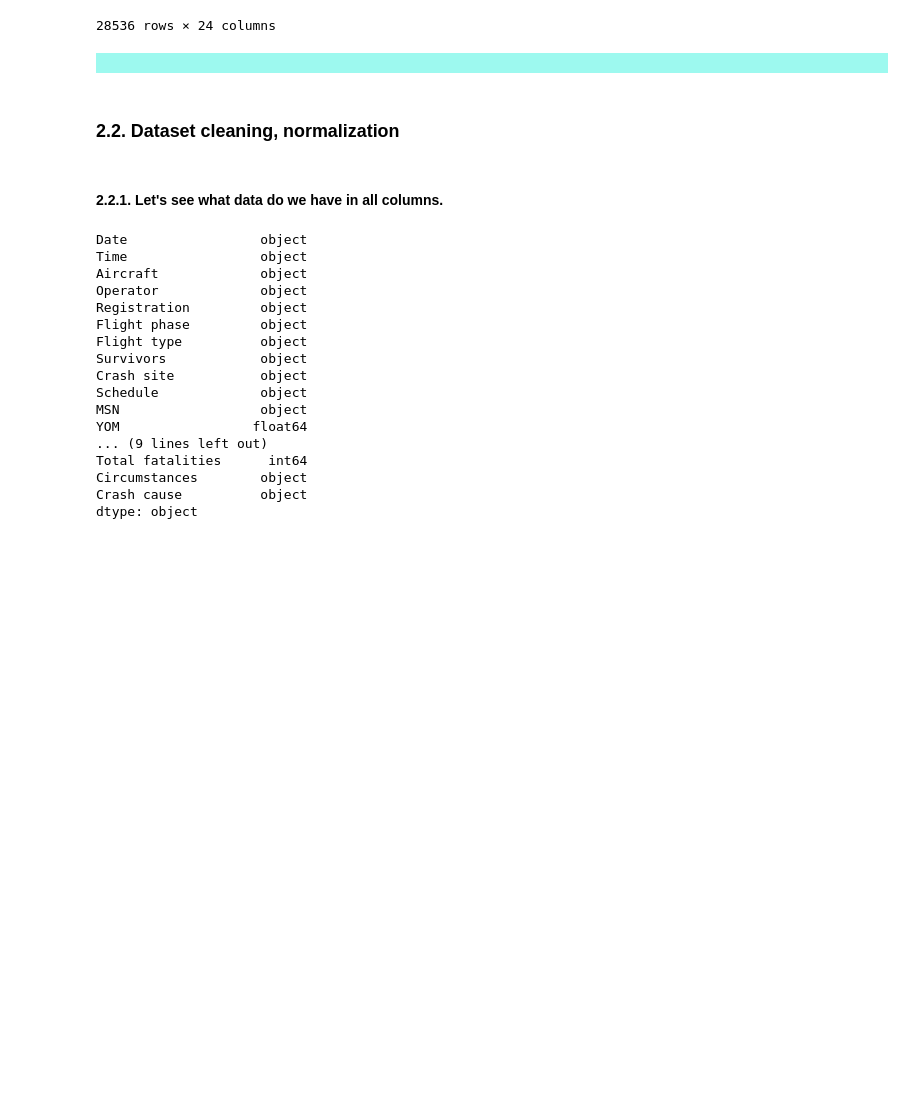
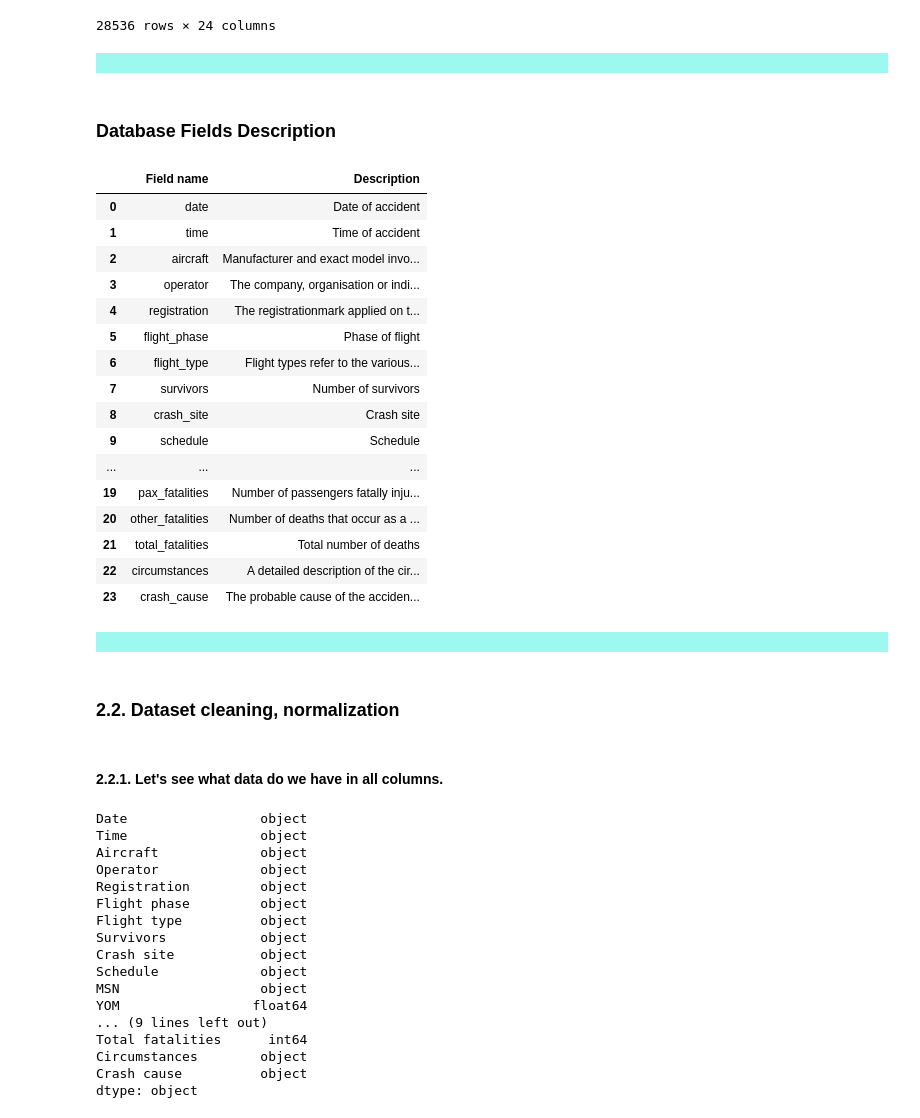
Before and after one commit to petiatodorova/Accidents-in-Aviation-Analysis, a Jupyter notebook: Dataset_1_AAB.ipynb, the cells around one changed output. Drawn from its saved outputs; the diff is of its cells as text; code cells hidden in the pictures; blank space fills up the shorter version.

Commit message:
Field description added for Dataset_1_AAB.ipynb

```diff
--- a/Dataset_1_AAB.ipynb
+++ b/Dataset_1_AAB.ipynb
@@ -37,6 +58,32 @@ avioset_aab
 28536 rows × 24 columns
 # %% [markdown]
 <div style="background-color: #9df9ef; padding: 10px;"></div>
+# %% [markdown]
+### Database Fields Description
+# %%
+dataColumnsMeaning = pd.read_csv('data/dataset_1_accident_bureau/AAB_DB_Fields_Description.csv', encoding='utf-8')
+# %%
+dataColumnsMeaning
+# %% [output]
+|  | Field name | Description |
+| 0 | date | Date of accident |
+| 1 | time | Time of accident |
+| 2 | aircraft | Manufacturer and exact model invo... |
+| 3 | operator | The company, organisation or indi... |
+| 4 | registration | The registrationmark applied on t... |
+| 5 | flight_phase | Phase of flight |
+| 6 | flight_type | Flight types refer to the various... |
+| 7 | survivors | Number of survivors |
+| 8 | crash_site | Crash site |
+| 9 | schedule | Schedule |
+| ... | ... | ... |
+| 19 | pax_fatalities | Number of passengers fatally inju... |
+| 20 | other_fatalities | Number of deaths that occur as a ... |
+| 21 | total_fatalities | Total number of deaths |
+| 22 | circumstances | A detailed description of the cir... |
+| 23 | crash_cause | The probable cause of the acciden... |
+# %% [markdown]
+<div style="background-color: #9df9ef; padding: 10px;"></div>
 # %% [markdown]
 ### 2.2. Dataset cleaning, normalization
 # %% [markdown]
```
Also changed, not shown: parts of 10 cells of this notebook.
